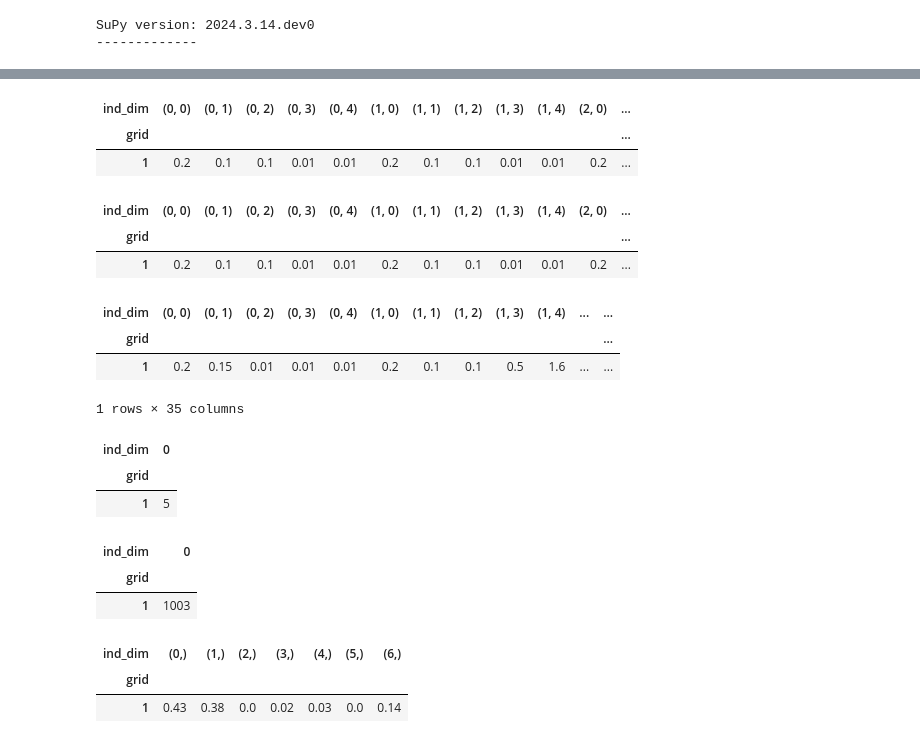
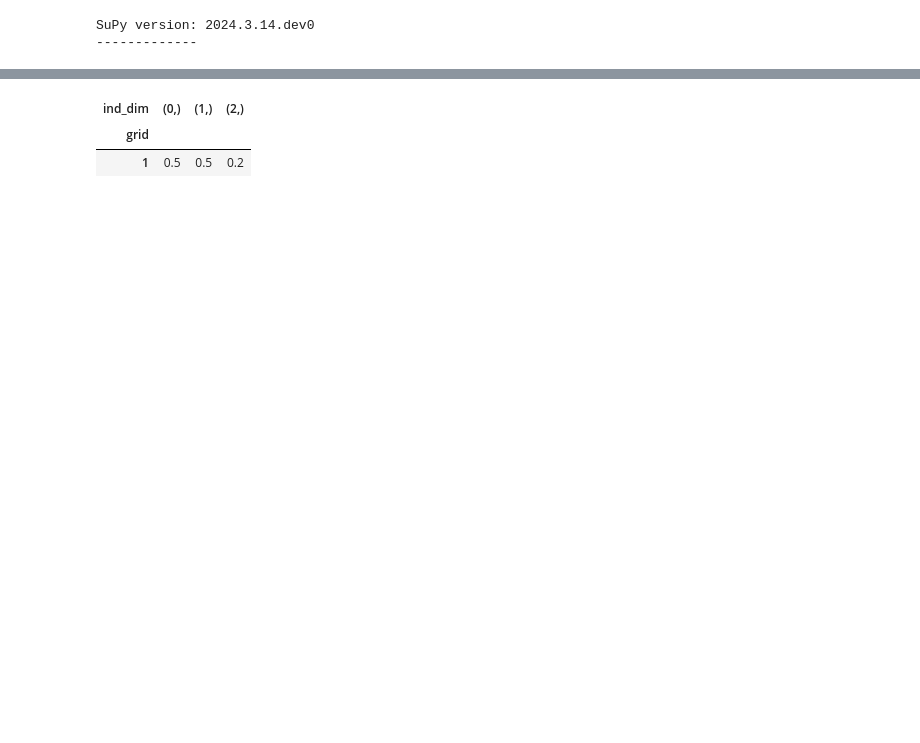
Before and after one commit to gusbacos/SUEWS_DB_Typology_test, a Jupyter notebook: code/test-coupling_SS_ECH.ipynb, the cells around one changed output, grey strips where cells are left out. Drawn from its saved outputs; the diff is of its cells as text; code cells hidden in the pictures; blank space fills up the shorter version.

```diff
--- a/code/test-coupling_SS_ECH.ipynb
+++ b/code/test-coupling_SS_ECH.ipynb
@@ -32,28 +32,16 @@ df_state_init_ehc_ss = sp.init_supy(p_runcontrol_ehc_ss)
 # %%
 # check input
 df_state_init_ehc_ss.dz_wall
-df_state_init_ehc_ss.dz_roof
-df_state_init_ehc_ss.dz_surf
-df_state_init_ehc_ss.storageheatmethod
-df_state_init_ehc_ss.netradiationmethod
-df_state_init_ehc_ss.sfr_surf
+#df_state_init_ehc_ss.dz_roof
+#df_state_init_ehc_ss.dz_surf
+#df_state_init_ehc_ss.storageheatmethod
+#df_state_init_ehc_ss.netradiationmethod
+#df_state_init_ehc_ss.sfr_surf
+#df_state_init_ehc_ss.tin_wall
+#df_state_init_ehc_ss.tin_roof
+df_state_init_ehc_ss.alb_wall
+df_state_init_ehc_ss.alb_roof
 # %% [output]
-| ind_dim | (0, 0) | (0, 1) | (0, 2) | (0, 3) | (0, 4) | (1, 0) | (1, 1) | (1, 2) | (1, 3) | (1, 4) | (2, 0) | ... |
-| grid |  |  |  |  |  |  |  |  |  |  |  | ... |
-| 1 | 0.2 | 0.1 | 0.1 | 0.01 | 0.01 | 0.2 | 0.1 | 0.1 | 0.01 | 0.01 | 0.2 | ... |
+| ind_dim | (0,) | (1,) | (2,) |
+| grid |  |  |  |
+| 1 | 0.5 | 0.5 | 0.2 |
-| ind_dim | (0, 0) | (0, 1) | (0, 2) | (0, 3) | (0, 4) | (1, 0) | (1, 1) | (1, 2) | (1, 3) | (1, 4) | (2, 0) | ... |
-| grid |  |  |  |  |  |  |  |  |  |  |  | ... |
-| 1 | 0.2 | 0.1 | 0.1 | 0.01 | 0.01 | 0.2 | 0.1 | 0.1 | 0.01 | 0.01 | 0.2 | ... |
-| ind_dim | (0, 0) | (0, 1) | (0, 2) | (0, 3) | (0, 4) | (1, 0) | (1, 1) | (1, 2) | (1, 3) | (1, 4) | ... | ... |
-| grid |  |  |  |  |  |  |  |  |  |  |  | ... |
-| 1 | 0.2 | 0.15 | 0.01 | 0.01 | 0.01 | 0.2 | 0.1 | 0.1 | 0.5 | 1.6 | ... | ... |
-1 rows × 35 columns
-| ind_dim | 0 |
-| grid |  |
-| 1 | 5 |
-| ind_dim | 0 |
-| grid |  |
-| 1 | 1003 |
-| ind_dim | (0,) | (1,) | (2,) | (3,) | (4,) | (5,) | (6,) |
-| grid |  |  |  |  |  |  |  |
-| 1 | 0.43 | 0.38 | 0.0 | 0.02 | 0.03 | 0.0 | 0.14 |
```
Also changed, not shown: parts of 9 cells of this notebook, 6 other files.
